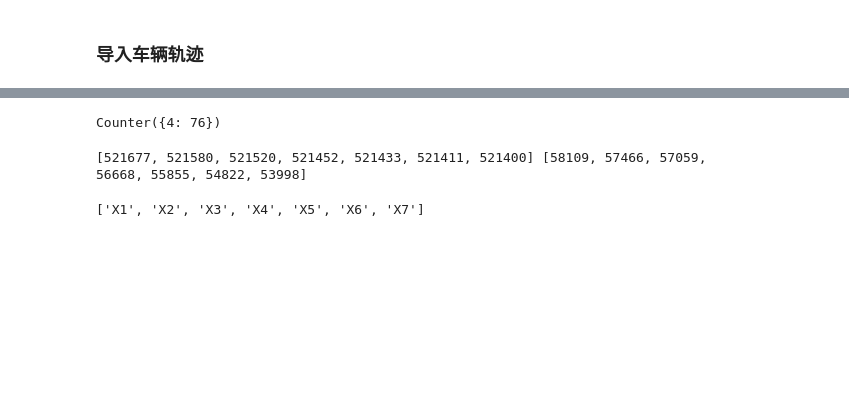
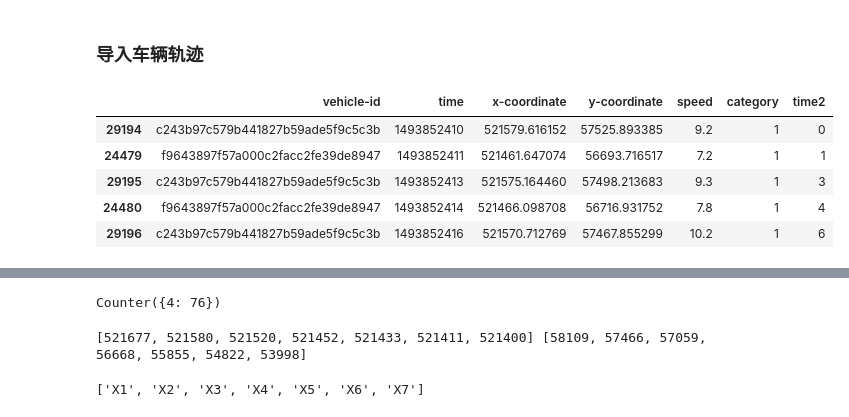
Before and after one commit to makelove/Didi_DI-TECH_3th_smart_traffic_light_Competition, a Jupyter notebook: py/车辆轨迹,经过哪些路口.ipynb, the cells around one changed output, grey strips where cells are left out. Drawn from its saved outputs; the diff is of its cells as text; code cells hidden in the pictures; blank space fills up the shorter version.

```diff
--- a/py/车辆轨迹,经过哪些路口.ipynb
+++ b/py/车辆轨迹,经过哪些路口.ipynb
@@ -12,6 +12,19 @@ fpath='../比赛/轨迹数据.txt'
 # %%
 import matplotlib.pyplot as plt
 %matplotlib inline
+# %%
+#简化流程
+import pickle
+with open('df', 'rb') as f:
+    df = pickle.load(f)
+df.head()
+# %% [output]
+|  | vehicle-id | time | x-coordinate | y-coordinate | speed | category | time2 |
+| 29194 | c243b97c579b441827b59ade5f9c5c3b | 1493852410 | 521579.616152 | 57525.893385 | 9.2 | 1 | 0 |
+| 24479 | f9643897f57a000c2facc2fe39de8947 | 1493852411 | 521461.647074 | 56693.716517 | 7.2 | 1 | 1 |
+| 29195 | c243b97c579b441827b59ade5f9c5c3b | 1493852413 | 521575.164460 | 57498.213683 | 9.3 | 1 | 3 |
+| 24480 | f9643897f57a000c2facc2fe39de8947 | 1493852414 | 521466.098708 | 56716.931752 | 7.8 | 1 | 4 |
+| 29196 | c243b97c579b441827b59ade5f9c5c3b | 1493852416 | 521570.712769 | 57467.855299 | 10.2 | 1 | 6 |
 # %%
 df=pd.read_csv(fpath)#轨迹数据.txt 格式有问题，每个行尾多了个，号
 df=df.sort_values(by='time')
```
Also changed, not shown: parts of 8 cells of this notebook, 6 other files.
